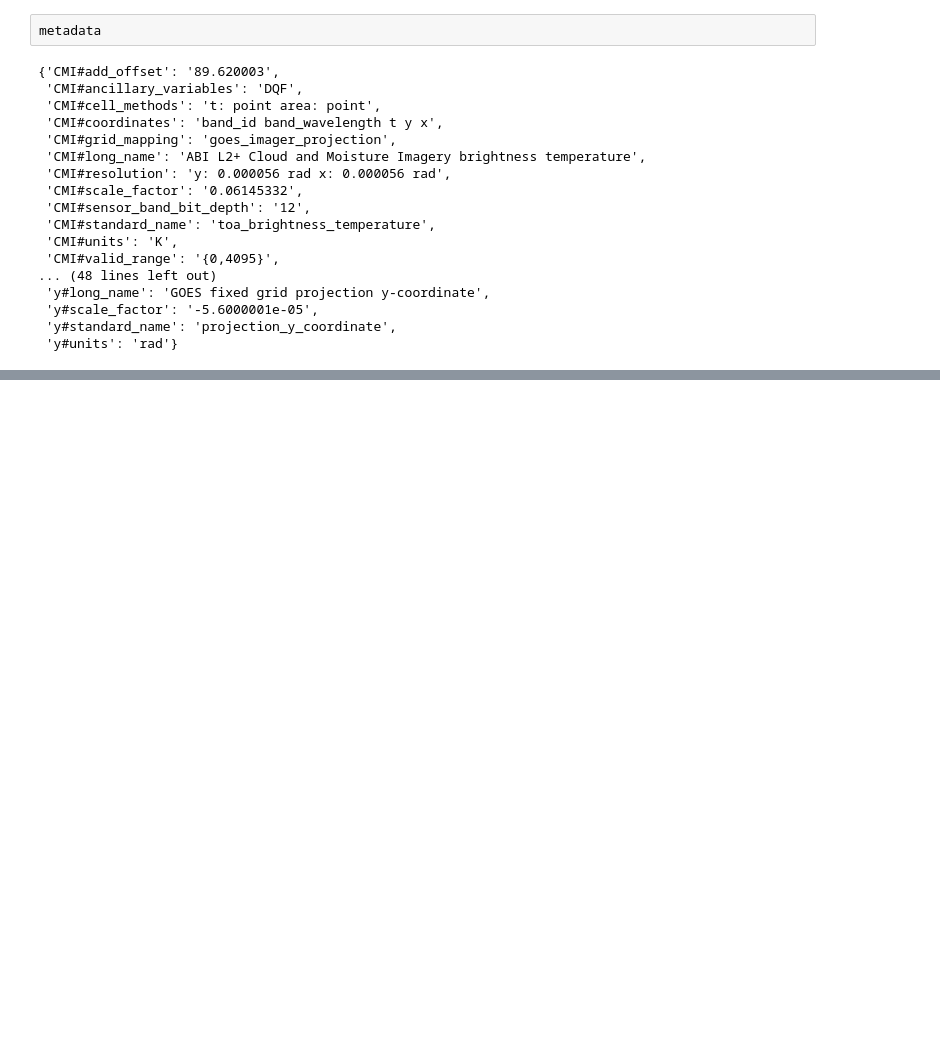
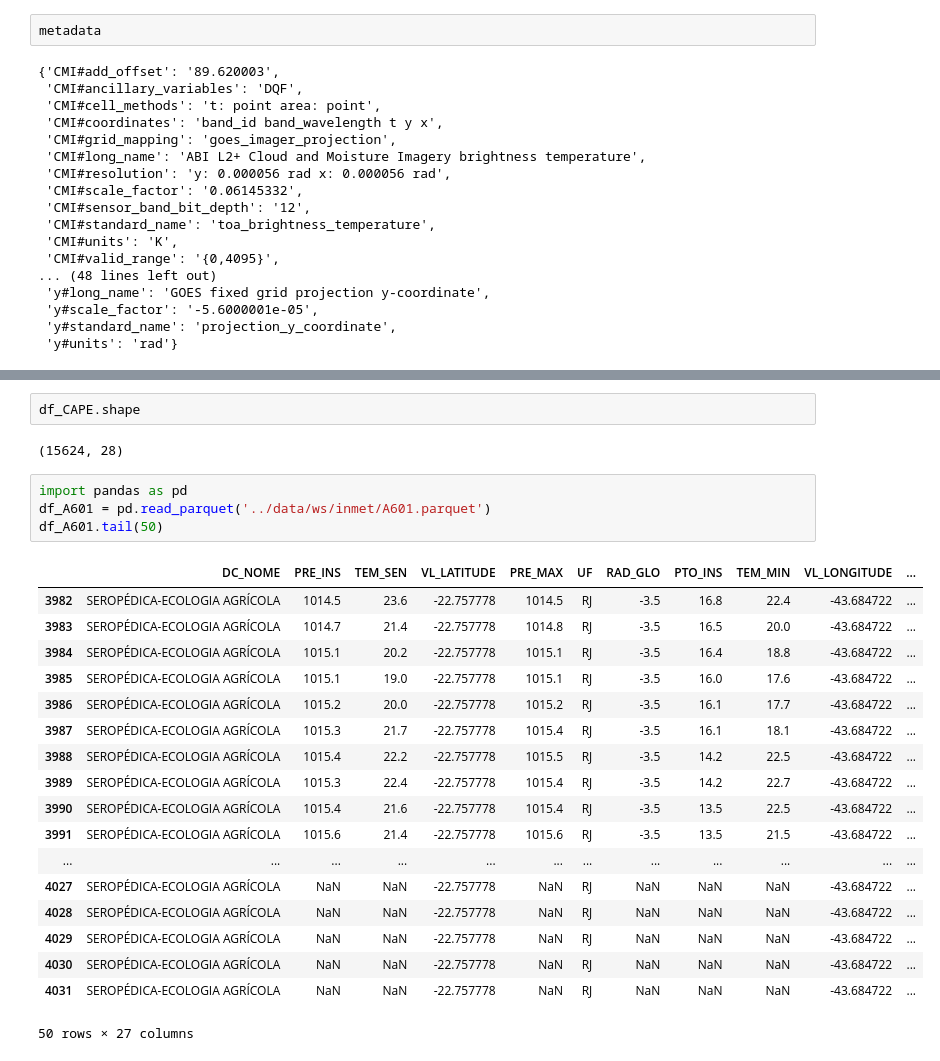
Before and after one commit to NietoCurcio/atmoseer, a Jupyter notebook: notebooks/MONAN_meeting.ipynb, the cells around one changed output, grey strips where cells are left out. Drawn from its saved outputs; the diff is of its cells as text; blank space fills up the shorter version.

```diff
--- a/notebooks/MONAN_meeting.ipynb
+++ b/notebooks/MONAN_meeting.ipynb
@@ -1268,0 +1283,27 @@ masked_array(
+# %%
+df_CAPE.shape
+# %% [output]
+(15624, 28)
+# %%
+import pandas as pd
+df_A601 = pd.read_parquet('../data/ws/inmet/A601.parquet')
+df_A601.tail(50)
+# %% [output]
+|  | DC_NOME | PRE_INS | TEM_SEN | VL_LATITUDE | PRE_MAX | UF | RAD_GLO | PTO_INS | TEM_MIN | VL_LONGITUDE | ... |
+| 3982 | SEROPÉDICA-ECOLOGIA AGRÍCOLA | 1014.5 | 23.6 | -22.757778 | 1014.5 | RJ | -3.5 | 16.8 | 22.4 | -43.684722 | ... |
+| 3983 | SEROPÉDICA-ECOLOGIA AGRÍCOLA | 1014.7 | 21.4 | -22.757778 | 1014.8 | RJ | -3.5 | 16.5 | 20.0 | -43.684722 | ... |
+| 3984 | SEROPÉDICA-ECOLOGIA AGRÍCOLA | 1015.1 | 20.2 | -22.757778 | 1015.1 | RJ | -3.5 | 16.4 | 18.8 | -43.684722 | ... |
+| 3985 | SEROPÉDICA-ECOLOGIA AGRÍCOLA | 1015.1 | 19.0 | -22.757778 | 1015.1 | RJ | -3.5 | 16.0 | 17.6 | -43.684722 | ... |
+| 3986 | SEROPÉDICA-ECOLOGIA AGRÍCOLA | 1015.2 | 20.0 | -22.757778 | 1015.2 | RJ | -3.5 | 16.1 | 17.7 | -43.684722 | ... |
+| 3987 | SEROPÉDICA-ECOLOGIA AGRÍCOLA | 1015.3 | 21.7 | -22.757778 | 1015.4 | RJ | -3.5 | 16.1 | 18.1 | -43.684722 | ... |
+| 3988 | SEROPÉDICA-ECOLOGIA AGRÍCOLA | 1015.4 | 22.2 | -22.757778 | 1015.5 | RJ | -3.5 | 14.2 | 22.5 | -43.684722 | ... |
+| 3989 | SEROPÉDICA-ECOLOGIA AGRÍCOLA | 1015.3 | 22.4 | -22.757778 | 1015.4 | RJ | -3.5 | 14.2 | 22.7 | -43.684722 | ... |
+| 3990 | SEROPÉDICA-ECOLOGIA AGRÍCOLA | 1015.4 | 21.6 | -22.757778 | 1015.4 | RJ | -3.5 | 13.5 | 22.5 | -43.684722 | ... |
+| 3991 | SEROPÉDICA-ECOLOGIA AGRÍCOLA | 1015.6 | 21.4 | -22.757778 | 1015.6 | RJ | -3.5 | 13.5 | 21.5 | -43.684722 | ... |
+| ... | ... | ... | ... | ... | ... | ... | ... | ... | ... | ... | ... |
+| 4027 | SEROPÉDICA-ECOLOGIA AGRÍCOLA | NaN | NaN | -22.757778 | NaN | RJ | NaN | NaN | NaN | -43.684722 | ... |
+| 4028 | SEROPÉDICA-ECOLOGIA AGRÍCOLA | NaN | NaN | -22.757778 | NaN | RJ | NaN | NaN | NaN | -43.684722 | ... |
+| 4029 | SEROPÉDICA-ECOLOGIA AGRÍCOLA | NaN | NaN | -22.757778 | NaN | RJ | NaN | NaN | NaN | -43.684722 | ... |
+| 4030 | SEROPÉDICA-ECOLOGIA AGRÍCOLA | NaN | NaN | -22.757778 | NaN | RJ | NaN | NaN | NaN | -43.684722 | ... |
+| 4031 | SEROPÉDICA-ECOLOGIA AGRÍCOLA | NaN | NaN | -22.757778 | NaN | RJ | NaN | NaN | NaN | -43.684722 | ... |
+50 rows × 27 columns
```
Also changed, not shown: parts of 3 cells of this notebook, 18 other files.
